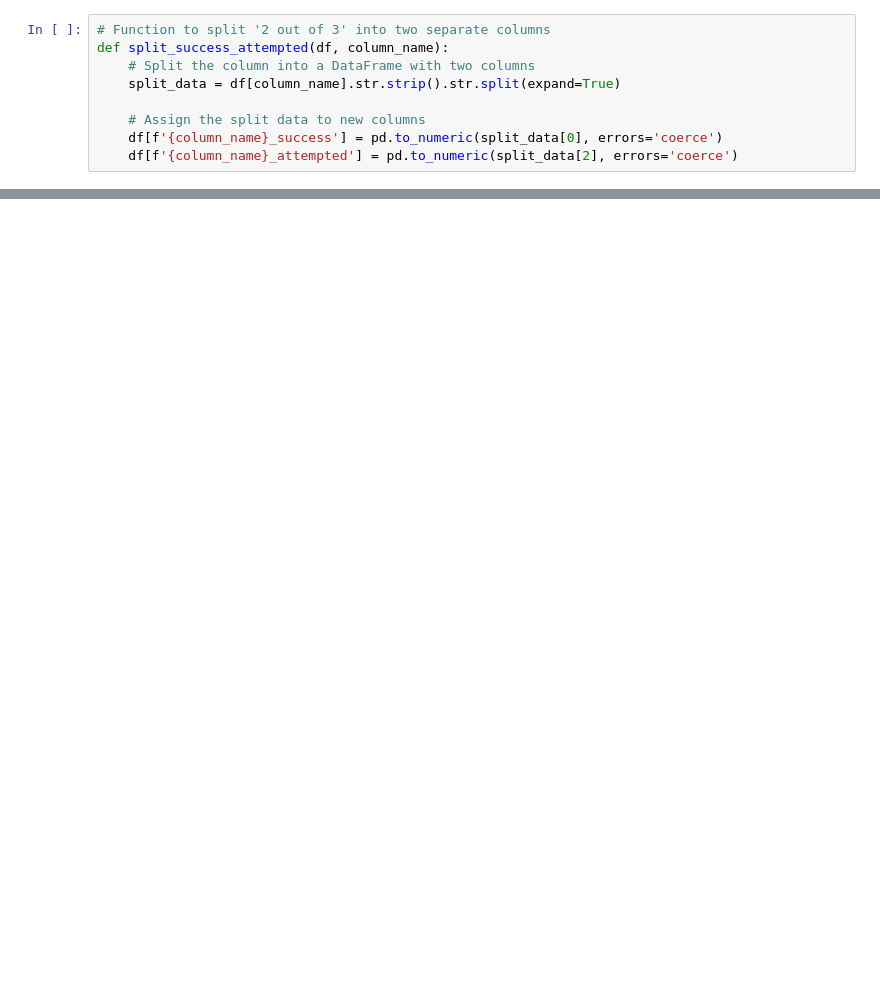
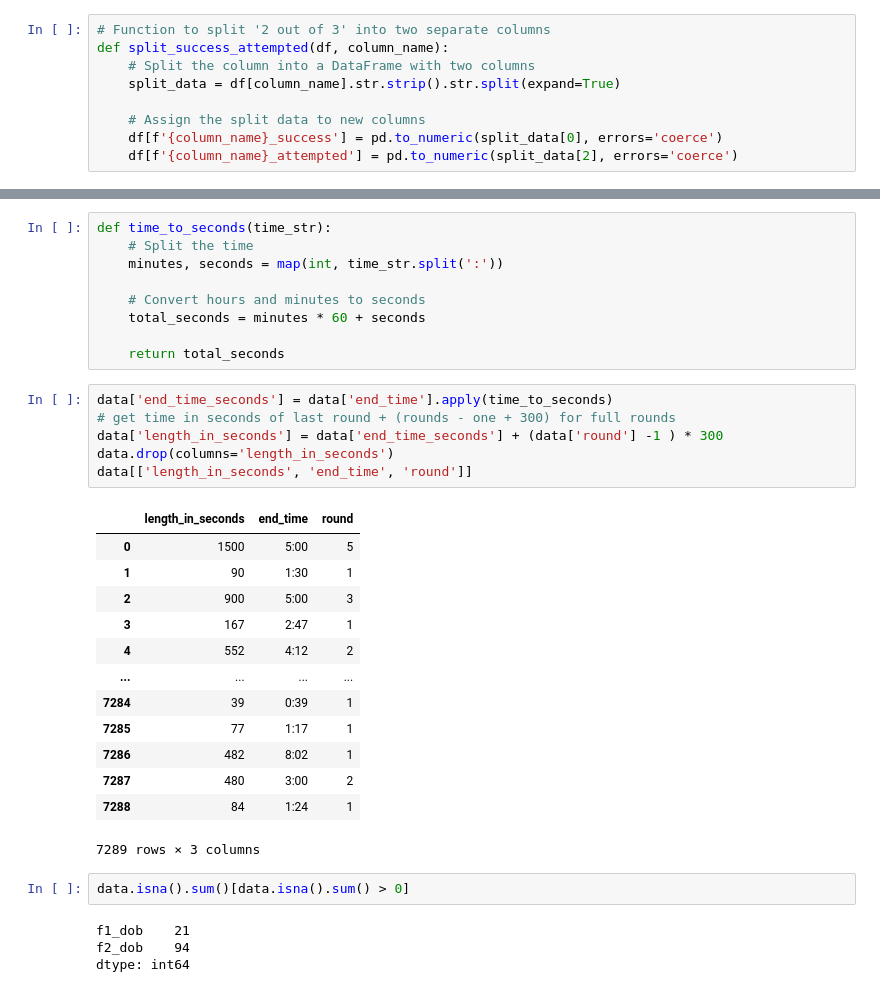
Before and after one commit to jeaend/UFC_Fight_Outcome_Prediction, a Jupyter notebook: 4_predict_winner/1_feature_engineering.ipynb, the cells around one changed output, grey strips where cells are left out. Drawn from its saved outputs; the diff is of its cells as text; blank space fills up the shorter version.

```diff
--- a/4_predict_winner/1_feature_engineering.ipynb
+++ b/4_predict_winner/1_feature_engineering.ipynb
@@ -73,0 +81,35 @@ data = pd.DataFrame({
+# %%
+def time_to_seconds(time_str):
+    # Split the time
+    minutes, seconds = map(int, time_str.split(':'))
+
+    # Convert hours and minutes to seconds
+    total_seconds = minutes * 60 + seconds
+
+    return total_seconds
+# %%
+data['end_time_seconds'] = data['end_time'].apply(time_to_seconds)
+# get time in seconds of last round + (rounds - one + 300) for full rounds
+data['length_in_seconds'] = data['end_time_seconds'] + (data['round'] -1 ) * 300
+data.drop(columns='length_in_seconds')
+data[['length_in_seconds', 'end_time', 'round']]
+# %% [output]
+|  | length_in_seconds | end_time | round |
+| 0 | 1500 | 5:00 | 5 |
+| 1 | 90 | 1:30 | 1 |
+| 2 | 900 | 5:00 | 3 |
+| 3 | 167 | 2:47 | 1 |
+| 4 | 552 | 4:12 | 2 |
+| ... | ... | ... | ... |
+| 7284 | 39 | 0:39 | 1 |
+| 7285 | 77 | 1:17 | 1 |
+| 7286 | 482 | 8:02 | 1 |
+| 7287 | 480 | 3:00 | 2 |
+| 7288 | 84 | 1:24 | 1 |
+7289 rows × 3 columns
+# %%
+data.isna().sum()[data.isna().sum() > 0]
+# %% [output]
+f1_dob    21
+f2_dob    94
+dtype: int64
```
Also changed, not shown: parts of 15 cells of this notebook, 2 other files.
